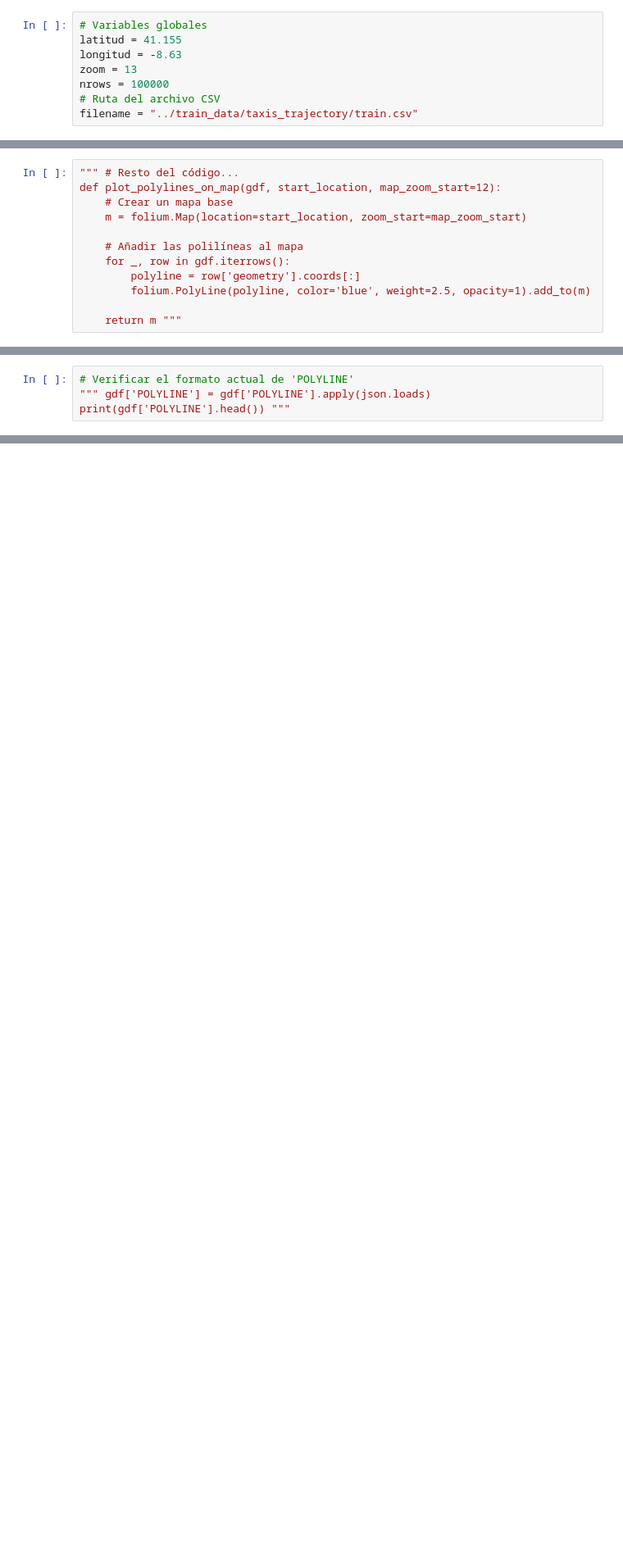
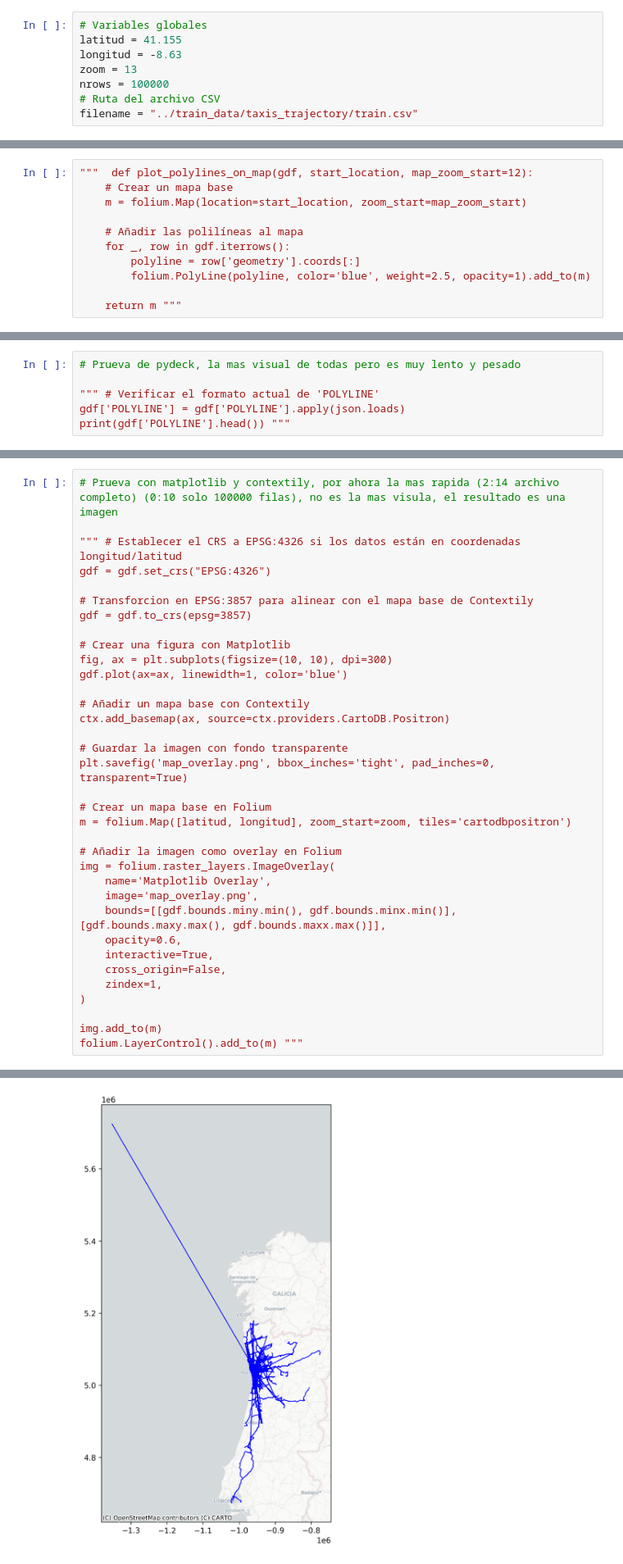
Before and after one commit to agd1017/TFG_TRACLUS, a Jupyter notebook: app/src/TRACLUS.ipynb, the cells around one changed output, grey strips where cells are left out. Shown at 82% size. Saved outputs shown, nothing was run; the diff lists cells and outputs as text; blank space fills up the shorter version.

```diff
--- a/app/src/TRACLUS.ipynb
+++ b/app/src/TRACLUS.ipynb
@@ -66,6 +66,5 @@ gdf.head()
 # %%
-""" # Resto del código...
-def plot_polylines_on_map(gdf, start_location, map_zoom_start=12):
+"""  def plot_polylines_on_map(gdf, start_location, map_zoom_start=12):
     # Crear un mapa base
     m = folium.Map(location=start_location, zoom_start=map_zoom_start)
 
@@ -106,5 +107,7 @@ m """
 # %%
-# Verificar el formato actual de 'POLYLINE'
-""" gdf['POLYLINE'] = gdf['POLYLINE'].apply(json.loads)
+# Prueva de pydeck, la mas visual de todas pero es muy lento y pesado
+
+""" # Verificar el formato actual de 'POLYLINE'
+gdf['POLYLINE'] = gdf['POLYLINE'].apply(json.loads)
 print(gdf['POLYLINE'].head()) """
 # %% [output]
@@ -211,0 +214,36 @@ m
+# %%
+# Prueva con matplotlib y contextily, por ahora la mas rapida (2:14 archivo completo) (0:10 solo 100000 filas), no es la mas visula, el resultado es una imagen
+
+""" # Establecer el CRS a EPSG:4326 si los datos están en coordenadas longitud/latitud
+gdf = gdf.set_crs("EPSG:4326")
+
+# Transforcion en EPSG:3857 para alinear con el mapa base de Contextily
+gdf = gdf.to_crs(epsg=3857)
+
+# Crear una figura con Matplotlib
+fig, ax = plt.subplots(figsize=(10, 10), dpi=300)
+gdf.plot(ax=ax, linewidth=1, color='blue')
+
+# Añadir un mapa base con Contextily
+ctx.add_basemap(ax, source=ctx.providers.CartoDB.Positron)
+
+# Guardar la imagen con fondo transparente
+plt.savefig('map_overlay.png', bbox_inches='tight', pad_inches=0, transparent=True)
+
+# Crear un mapa base en Folium
+m = folium.Map([latitud, longitud], zoom_start=zoom, tiles='cartodbpositron')
+
+# Añadir la imagen como overlay en Folium
+img = folium.raster_layers.ImageOverlay(
+    name='Matplotlib Overlay',
+    image='map_overlay.png',
+    bounds=[[gdf.bounds.miny.min(), gdf.bounds.minx.min()], [gdf.bounds.maxy.max(), gdf.bounds.maxx.max()]],
+    opacity=0.6,
+    interactive=True,
+    cross_origin=False,
+    zindex=1,
+)
+
+img.add_to(m)
+folium.LayerControl().add_to(m) """
+# %% [output]
@@ -211,0 +251 @@ m
+[figure, added]
```
Also changed, not shown: parts of 18 cells of this notebook, 1 other file.
